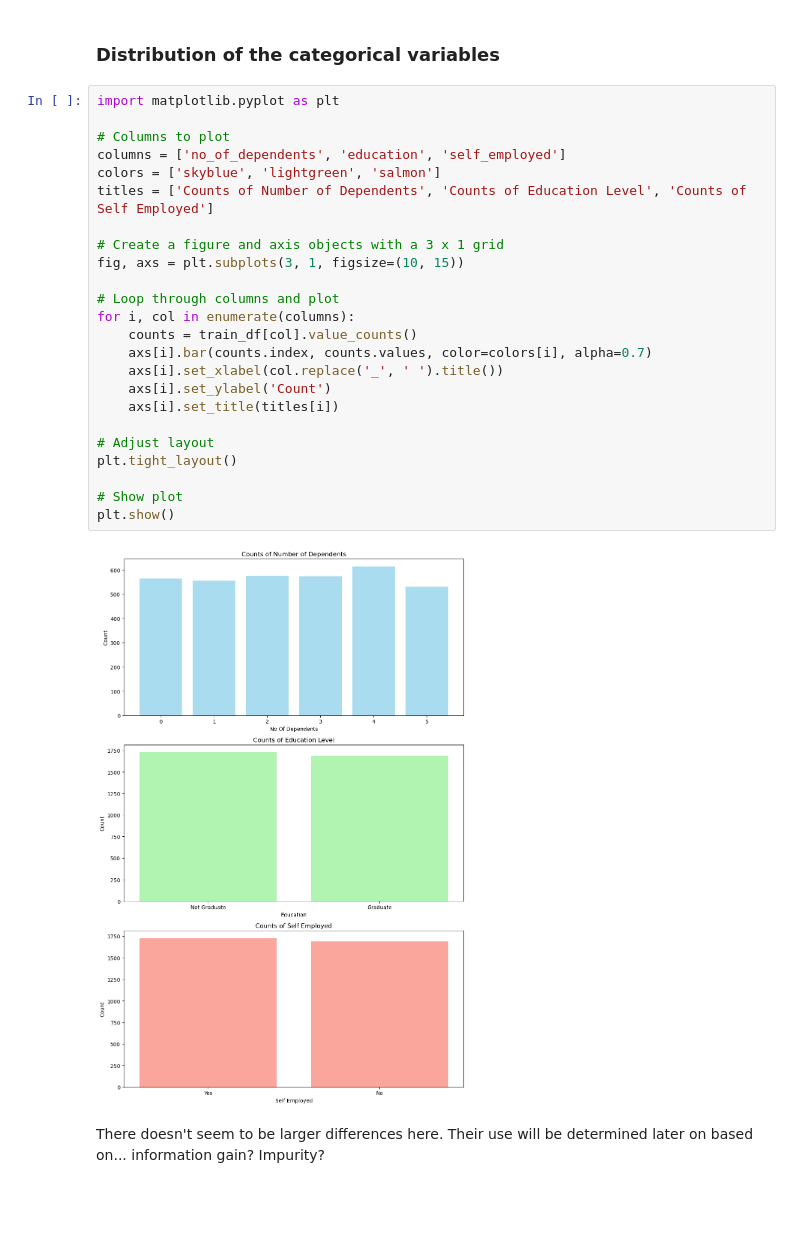
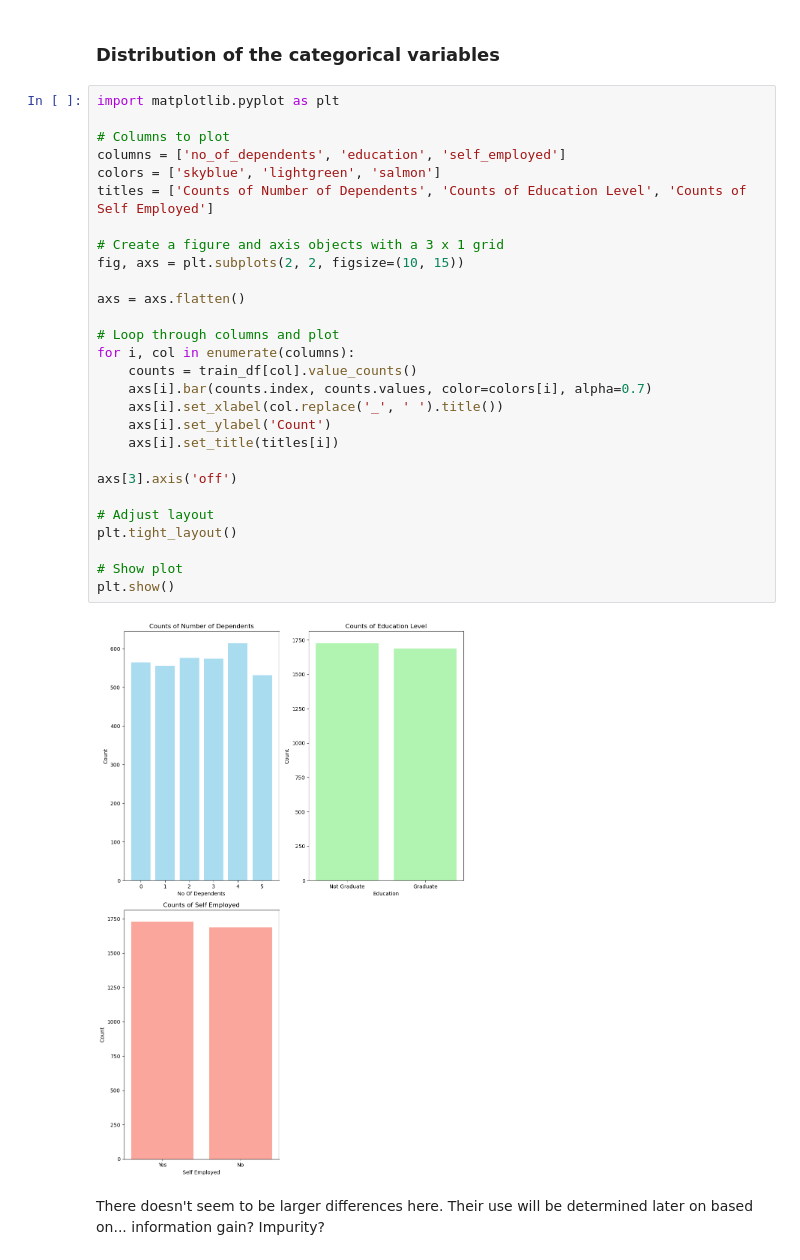
Before and after one commit to FleaBusyBeeBergs/dtsa5509, a Jupyter notebook: final-project.ipynb, the cells around one changed output. Drawn from its saved outputs; the diff is of its cells as text; blank space fills up the shorter version.

```diff
--- a/final-project.ipynb
+++ b/final-project.ipynb
@@ -167,29 +151,33 @@ Instead of accuracy, use metrics like precision, recall, F1-score, or ROC-AUC th
 # %%
 import matplotlib.pyplot as plt
 
 # Columns to plot
 columns = ['no_of_dependents', 'education', 'self_employed']
 colors = ['skyblue', 'lightgreen', 'salmon']
 titles = ['Counts of Number of Dependents', 'Counts of Education Level', 'Counts of Self Employed']
 
 # Create a figure and axis objects with a 3 x 1 grid
-fig, axs = plt.subplots(3, 1, figsize=(10, 15))
+fig, axs = plt.subplots(2, 2, figsize=(10, 15))
+
+axs = axs.flatten()
 
 # Loop through columns and plot
 for i, col in enumerate(columns):
     counts = train_df[col].value_counts()
     axs[i].bar(counts.index, counts.values, color=colors[i], alpha=0.7)
     axs[i].set_xlabel(col.replace('_', ' ').title())
     axs[i].set_ylabel('Count')
     axs[i].set_title(titles[i])
 
+axs[3].axis('off')
+
 # Adjust layout
 plt.tight_layout()
 
 # Show plot
 plt.show()
 # %% [output]
-[figure, old version]
+[figure, new version]
 # %% [markdown]
 There doesn't seem to be larger differences here. Their use will be determined later on based on... information gain? Impurity?
 # %%
```
Also changed, not shown: parts of 19 cells of this notebook.
